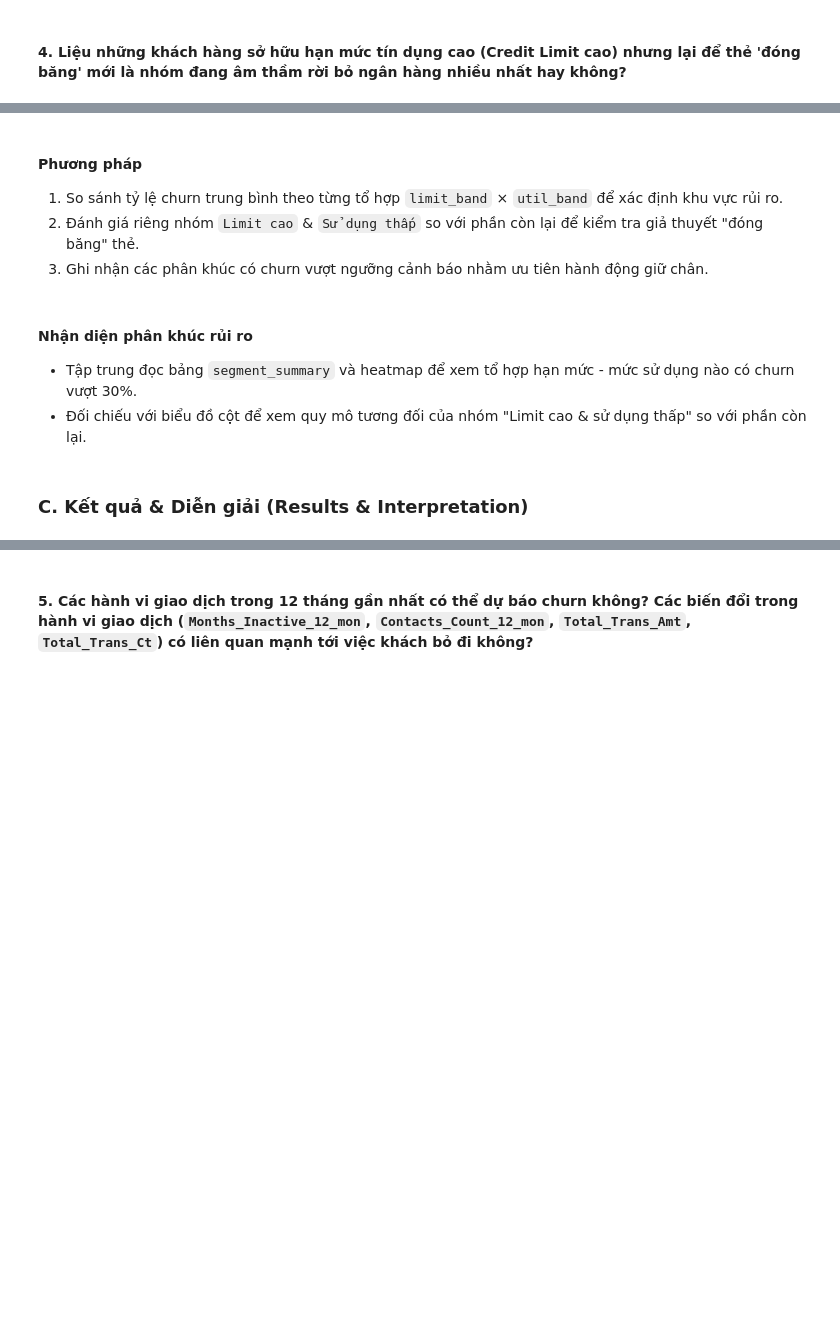
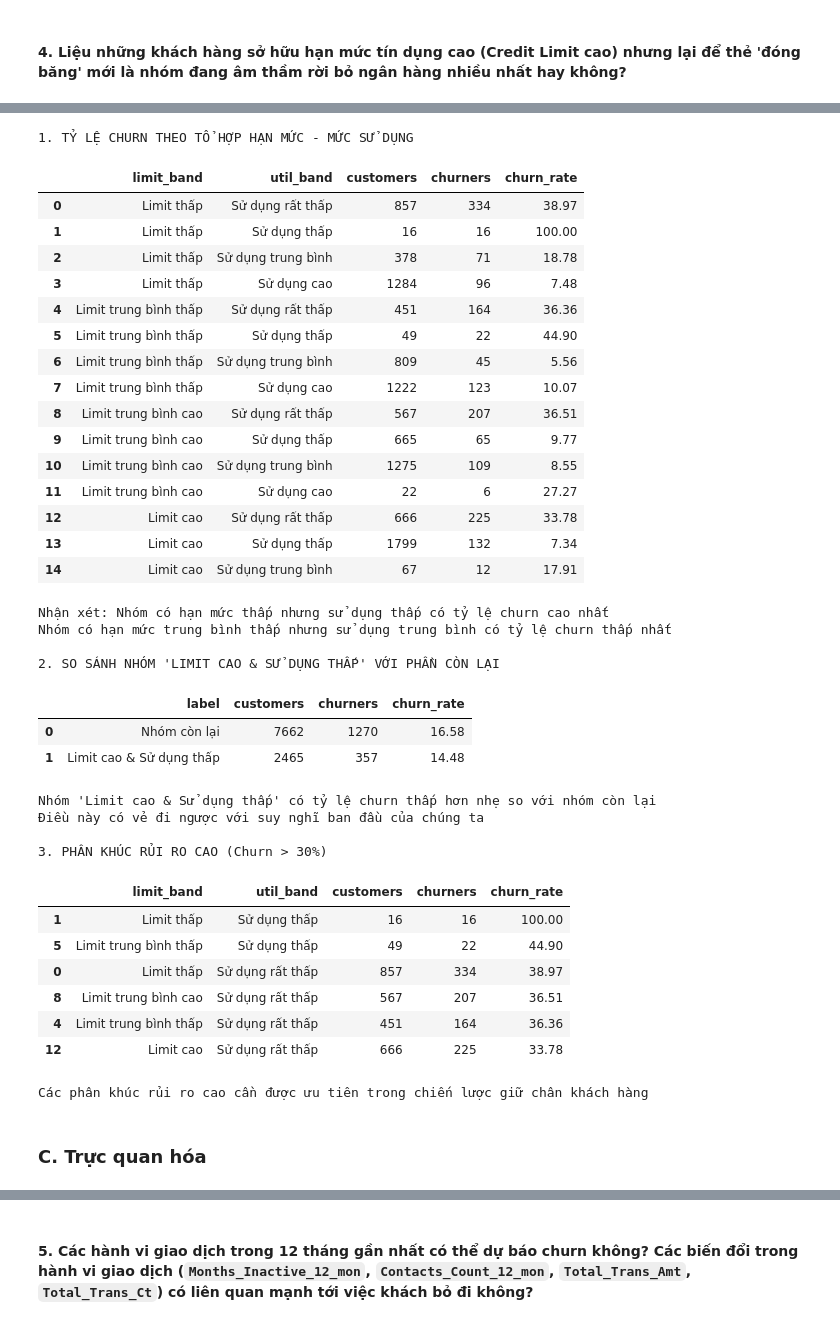
Before and after one commit to Khoa-Neee/P4DS_Final-Project, a Jupyter notebook: main.ipynb, the cells around one changed output, grey strips where cells are left out. Cells and saved outputs as stored; diff of their text form; code cells hidden in the pictures; blank space fills up the shorter version.

```diff
--- a/main.ipynb
+++ b/main.ipynb
@@ -1076,13 +1212,72 @@ credit_df.head()
-# %% [markdown]
-#### Phương pháp
-1. So sánh tỷ lệ churn trung bình theo từng tổ hợp `limit_band` × `util_band` để xác định khu vực rủi ro.
-2. Đánh giá riêng nhóm `Limit cao` & `Sử dụng thấp` so với phần còn lại để kiểm tra giả thuyết "đóng băng" thẻ.
-3. Ghi nhận các phân khúc có churn vượt ngưỡng cảnh báo nhằm ưu tiên hành động giữ chân.
 # %%
+# 1. TỶ LỆ CHURN THEO TỔ HỢP HẠN MỨC - MỨC SỬ DỤNG
+print("1. TỶ LỆ CHURN THEO TỔ HỢP HẠN MỨC - MỨC SỬ DỤNG")
 segment_summary = (
     credit_df.groupby(['limit_band', 'util_band'], observed=True)['is_churn']
     .agg(customers='size', churners='sum', churn_rate='mean')
     .reset_index()
- )
+)
 segment_summary['churn_rate'] = (segment_summary['churn_rate'] * 100).round(2)
-segment_summary.sort_values(['limit_band', 'util_band']).head(12)
+display(segment_summary.sort_values(['limit_band', 'util_band']))
+print("Nhận xét: " \
+"Nhóm có hạn mức thấp nhưng sử dụng thấp có tỷ lệ churn cao nhất")
+print("Nhóm có hạn mức trung bình thấp nhưng sử dụng trung bình có tỷ lệ churn thấp nhất")
+
+# 2. SO SÁNH NHÓM "LIMIT CAO & SỬ DỤNG THẤP" VỚI PHẦN CÒN LẠI
+print("\n2. SO SÁNH NHÓM 'LIMIT CAO & SỬ DỤNG THẤP' VỚI PHẦN CÒN LẠI")
+hl_stats = (
+    credit_df.groupby('is_highlimit_lowutil', observed=True)['is_churn']
+    .agg(customers='size', churners='sum', churn_rate='mean')
+    .reset_index()
+)
+hl_stats['label'] = hl_stats['is_highlimit_lowutil'].map({
+    True: 'Limit cao & Sử dụng thấp',
+    False: 'Nhóm còn lại'
+})
+hl_stats['churn_rate'] = (hl_stats['churn_rate'] * 100).round(2)
+display(hl_stats[['label', 'customers', 'churners', 'churn_rate']])
+print("Nhóm 'Limit cao & Sử dụng thấp' có tỷ lệ churn thấp hơn nhẹ so với nhóm còn lại")
+print("Điều này có vẻ đi ngược với suy nghĩ ban đầu của chúng ta")
+
+# 3. NHẬN DIỆN PHÂN KHÚC RỦI RO CAO
+print("\n3. PHÂN KHÚC RỦI RO CAO (Churn > 30%)")
+risk_segments = segment_summary[segment_summary['churn_rate'] > 30].sort_values('churn_rate', ascending=False)
+display(risk_segments)
+print("Các phân khúc rủi ro cao cần được ưu tiên trong chiến lược giữ chân khách hàng")
+# %% [output]
+1. TỶ LỆ CHURN THEO TỔ HỢP HẠN MỨC - MỨC SỬ DỤNG
+|  | limit_band | util_band | customers | churners | churn_rate |
+| 0 | Limit thấp | Sử dụng rất thấp | 857 | 334 | 38.97 |
+| 1 | Limit thấp | Sử dụng thấp | 16 | 16 | 100.00 |
+| 2 | Limit thấp | Sử dụng trung bình | 378 | 71 | 18.78 |
+| 3 | Limit thấp | Sử dụng cao | 1284 | 96 | 7.48 |
+| 4 | Limit trung bình thấp | Sử dụng rất thấp | 451 | 164 | 36.36 |
+| 5 | Limit trung bình thấp | Sử dụng thấp | 49 | 22 | 44.90 |
+| 6 | Limit trung bình thấp | Sử dụng trung bình | 809 | 45 | 5.56 |
+| 7 | Limit trung bình thấp | Sử dụng cao | 1222 | 123 | 10.07 |
+| 8 | Limit trung bình cao | Sử dụng rất thấp | 567 | 207 | 36.51 |
+| 9 | Limit trung bình cao | Sử dụng thấp | 665 | 65 | 9.77 |
+| 10 | Limit trung bình cao | Sử dụng trung bình | 1275 | 109 | 8.55 |
+| 11 | Limit trung bình cao | Sử dụng cao | 22 | 6 | 27.27 |
+| 12 | Limit cao | Sử dụng rất thấp | 666 | 225 | 33.78 |
+| 13 | Limit cao | Sử dụng thấp | 1799 | 132 | 7.34 |
+| 14 | Limit cao | Sử dụng trung bình | 67 | 12 | 17.91 |
+Nhận xét: Nhóm có hạn mức thấp nhưng sử dụng thấp có tỷ lệ churn cao nhất
+Nhóm có hạn mức trung bình thấp nhưng sử dụng trung bình có tỷ lệ churn thấp nhất
+
+2. SO SÁNH NHÓM 'LIMIT CAO & SỬ DỤNG THẤP' VỚI PHẦN CÒN LẠI
+|  | label | customers | churners | churn_rate |
+| 0 | Nhóm còn lại | 7662 | 1270 | 16.58 |
+| 1 | Limit cao & Sử dụng thấp | 2465 | 357 | 14.48 |
+Nhóm 'Limit cao & Sử dụng thấp' có tỷ lệ churn thấp hơn nhẹ so với nhóm còn lại
+Điều này có vẻ đi ngược với suy nghĩ ban đầu của chúng ta
+
+3. PHÂN KHÚC RỦI RO CAO (Churn > 30%)
+|  | limit_band | util_band | customers | churners | churn_rate |
+| 1 | Limit thấp | Sử dụng thấp | 16 | 16 | 100.00 |
+| 5 | Limit trung bình thấp | Sử dụng thấp | 49 | 22 | 44.90 |
+| 0 | Limit thấp | Sử dụng rất thấp | 857 | 334 | 38.97 |
+| 8 | Limit trung bình cao | Sử dụng rất thấp | 567 | 207 | 36.51 |
+| 4 | Limit trung bình thấp | Sử dụng rất thấp | 451 | 164 | 36.36 |
+| 12 | Limit cao | Sử dụng rất thấp | 666 | 225 | 33.78 |
+Các phân khúc rủi ro cao cần được ưu tiên trong chiến lược giữ chân khách hàng
@@ -1138,6 +1284,2 @@ hl_stats
-# %% [markdown]
-#### Nhận diện phân khúc rủi ro
-- Tập trung đọc bảng `segment_summary` và heatmap để xem tổ hợp hạn mức - mức sử dụng nào có churn vượt 30%.
-- Đối chiếu với biểu đồ cột để xem quy mô tương đối của nhóm "Limit cao & sử dụng thấp" so với phần còn lại.
 # %% [markdown]
-### C. Kết quả & Diễn giải (Results & Interpretation)
+### C. Trực quan hóa
```
Also changed, not shown: parts of 42 cells of this notebook.
